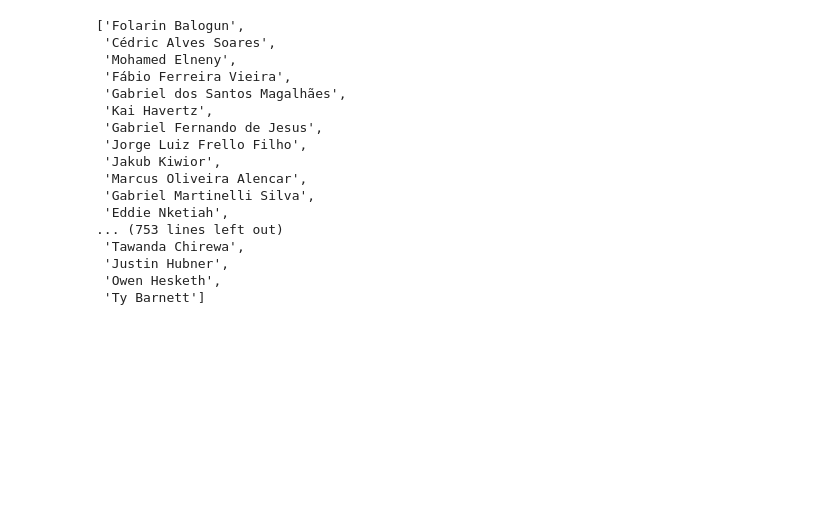
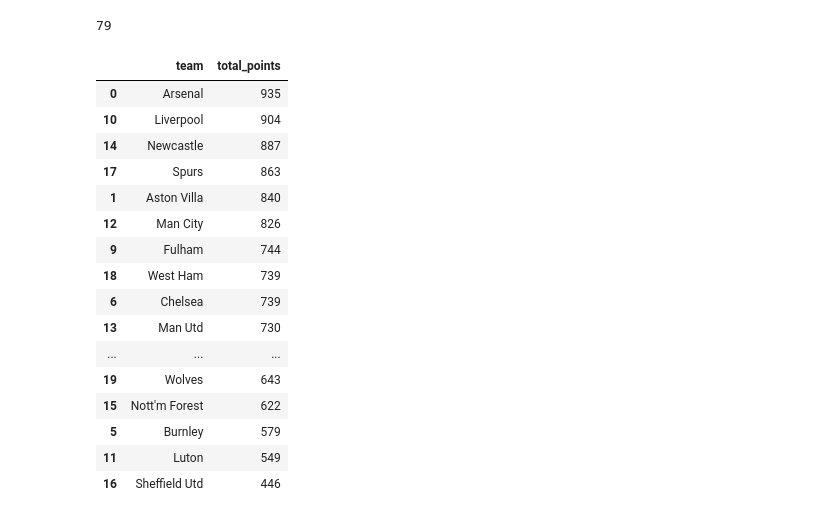
Before and after one commit to nmannheimer/data511, a Jupyter notebook: nbs/test.ipynb, the cells around one changed output. Saved outputs shown, nothing was run; the diff lists cells and outputs as text; code cells hidden in the pictures; blank space fills up the shorter version.

```diff
--- a/nbs/test.ipynb
+++ b/nbs/test.ipynb
@@ -15,20 +8,24 @@ df.head()
-# %%
-df.name.values.tolist()
-# %% [output]
-['Folarin Balogun',
- 'Cédric Alves Soares',
- 'Mohamed Elneny',
- 'Fábio Ferreira Vieira',
- 'Gabriel dos Santos Magalhães',
- 'Kai Havertz',
- 'Gabriel Fernando de Jesus',
- 'Jorge Luiz Frello Filho',
- 'Jakub Kiwior',
- 'Marcus Oliveira Alencar',
- 'Gabriel Martinelli Silva',
- 'Eddie Nketiah',
-... (753 lines left out)
- 'Tawanda Chirewa',
- 'Justin Hubner',
- 'Owen Hesketh',
- 'Ty Barnett']
+# %%
+len(df.columns)
+# %% [output]
+79
+# %%
+df.groupby('team').sum()['total_points'].reset_index().sort_values('total_points', ascending=False)
+# %% [output]
+|  | team | total_points |
+| 0 | Arsenal | 935 |
+| 10 | Liverpool | 904 |
+| 14 | Newcastle | 887 |
+| 17 | Spurs | 863 |
+| 1 | Aston Villa | 840 |
+| 12 | Man City | 826 |
+| 9 | Fulham | 744 |
+| 18 | West Ham | 739 |
+| 6 | Chelsea | 739 |
+| 13 | Man Utd | 730 |
+| ... | ... | ... |
+| 19 | Wolves | 643 |
+| 15 | Nott'm Forest | 622 |
+| 5 | Burnley | 579 |
+| 11 | Luton | 549 |
+| 16 | Sheffield Utd | 446 |
```
Also changed, not shown: parts of 11 cells of this notebook, 1 other file.
